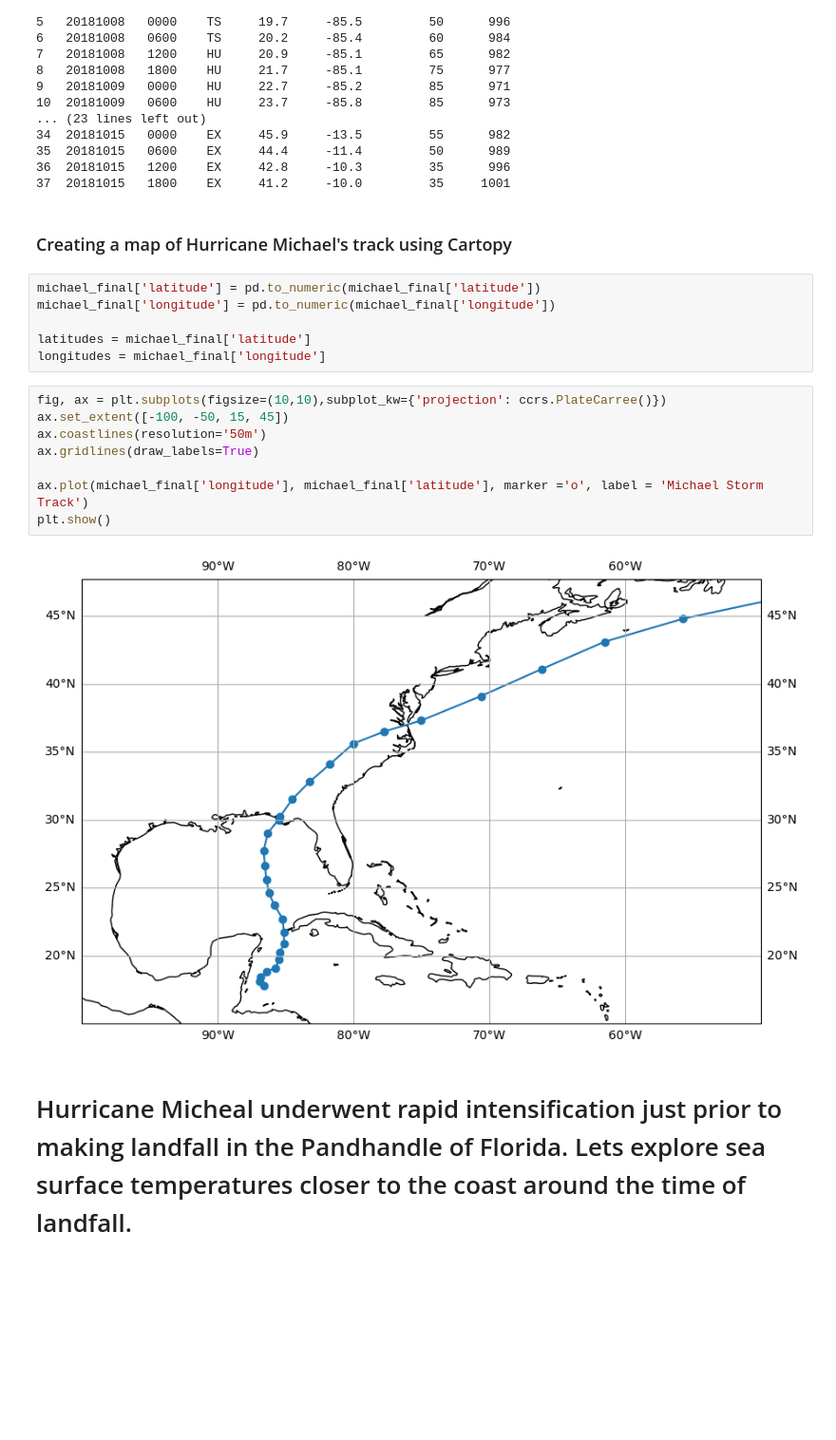
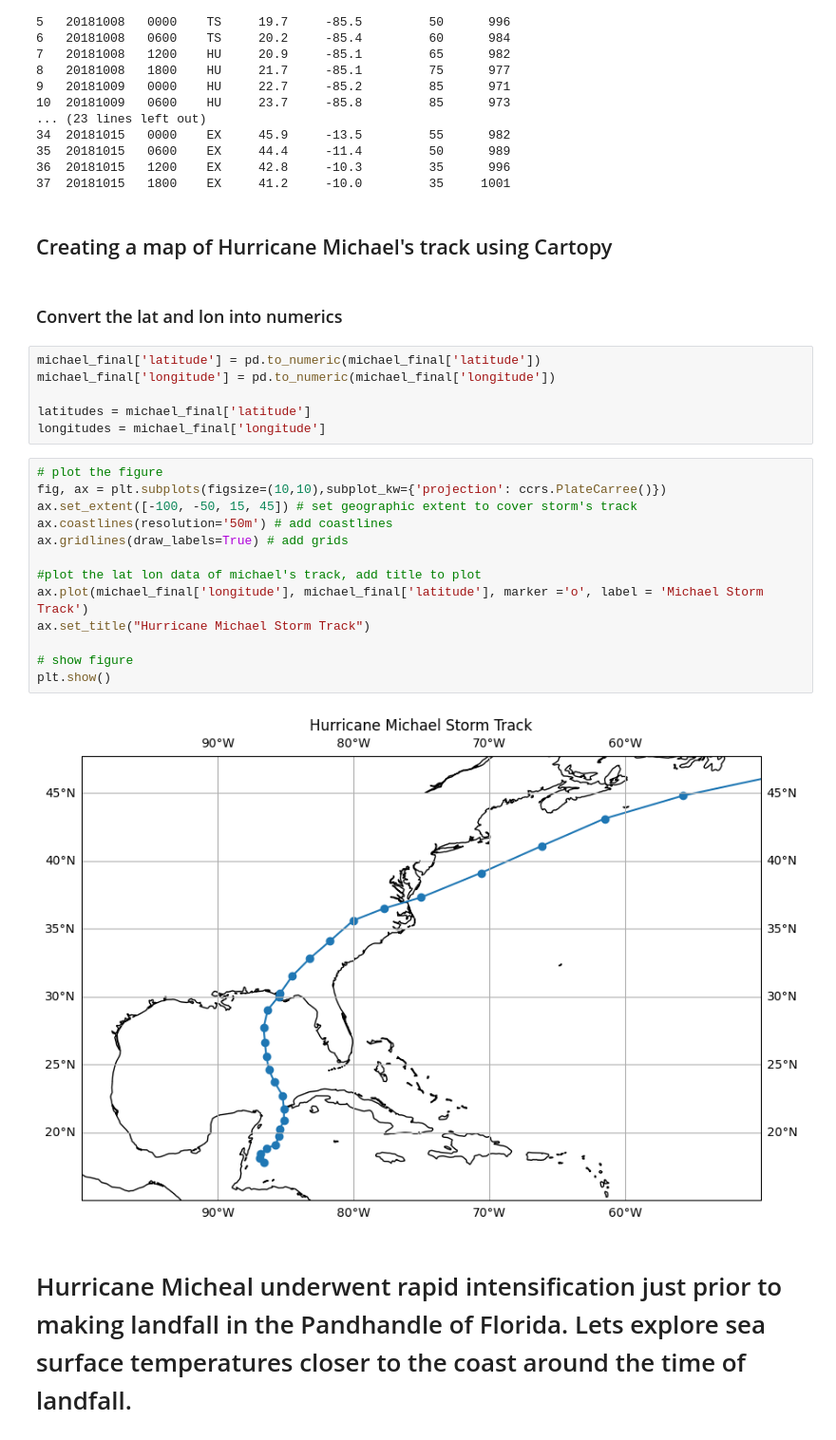
Before and after one commit to aolsen-1/data_science_for_the_geosciences, a Jupyter notebook: participation/applied_cartopy_example.ipynb, the cells around one changed output. Shown: that part at 95% size. Saved outputs shown, nothing was run; the diff lists cells and outputs as text; blank space fills up the shorter version.

Commit message:
incorporated peer feedback into assignment

```diff
--- a/participation/applied_cartopy_example.ipynb
+++ b/participation/applied_cartopy_example.ipynb
@@ -116,7 +129,9 @@ print(michael_final)
 36  20181015   1200    EX     42.8     -10.3         35      996
 37  20181015   1800    EX     41.2     -10.0         35     1001
 # %% [markdown]
-### Creating a map of Hurricane Michael's track using Cartopy
+## Creating a map of Hurricane Michael's track using Cartopy
+# %% [markdown]
+### Convert the lat and lon into numerics
 # %%
 michael_final['latitude'] = pd.to_numeric(michael_final['latitude'])
 michael_final['longitude'] = pd.to_numeric(michael_final['longitude'])
@@ -124,14 +139,19 @@ michael_final['longitude'] = pd.to_numeric(michael_final['longitude'])
 latitudes = michael_final['latitude']
 longitudes = michael_final['longitude']
 # %%
+# plot the figure
 fig, ax = plt.subplots(figsize=(10,10),subplot_kw={'projection': ccrs.PlateCarree()})
-ax.set_extent([-100, -50, 15, 45])
-ax.coastlines(resolution='50m')
-ax.gridlines(draw_labels=True)
+ax.set_extent([-100, -50, 15, 45]) # set geographic extent to cover storm's track
+ax.coastlines(resolution='50m') # add coastlines
+ax.gridlines(draw_labels=True) # add grids
 
+#plot the lat lon data of michael's track, add title to plot
 ax.plot(michael_final['longitude'], michael_final['latitude'], marker ='o', label = 'Michael Storm Track')
+ax.set_title("Hurricane Michael Storm Track")
+
+# show figure
 plt.show()
 # %% [output]
-[figure, old version]
+[figure, new version]
 # %% [markdown]
 # Hurricane Micheal underwent rapid intensification just prior to making landfall in the Pandhandle of Florida. Lets explore sea surface temperatures closer to the coast around the time of landfall.
```
Also changed, not shown: parts of 17 cells of this notebook, 2 other files.
